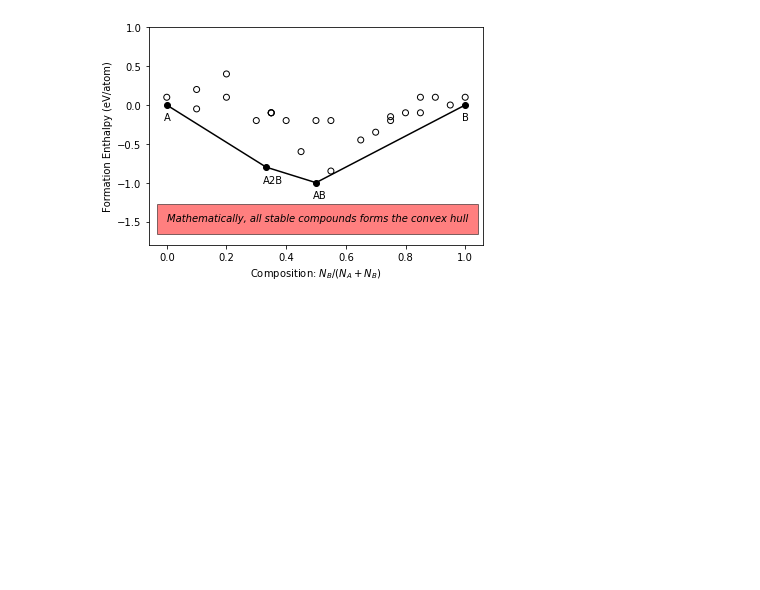
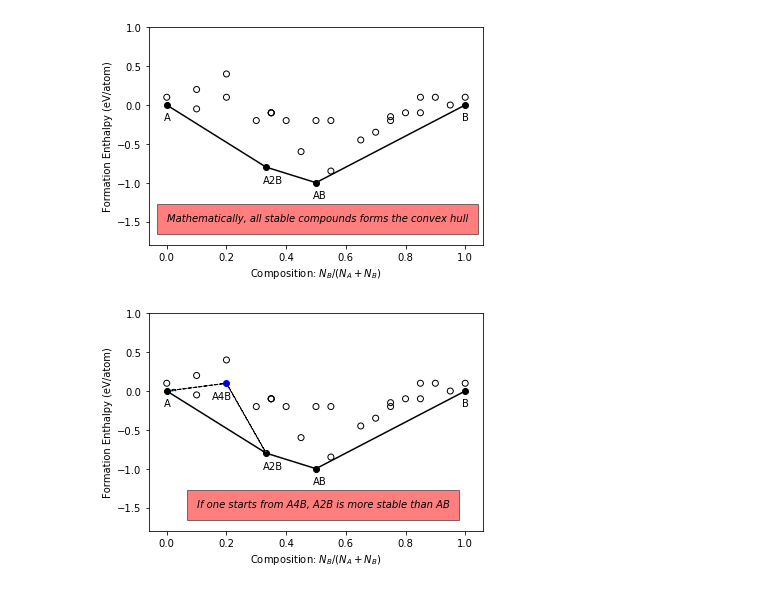
Before and after one commit to MaterSim/CMS, a Jupyter notebook: Convex_hull.ipynb, the cells around one changed output. Drawn from its saved outputs; the diff is of its cells as text; code cells hidden in the pictures; blank space fills up the shorter version.

```diff
--- a/Convex_hull.ipynb
+++ b/Convex_hull.ipynb
@@ -259,3 +259,64 @@ plt.legend()
 plt.show()
 # %% [output]
 [figure]
+# %%
+import matplotlib.pyplot as plt
+import numpy as np
+
+def drawArrow(A, B):
+    plt.arrow(A[0], A[1], B[0] - A[0], B[1] - A[1],
+              head_width=0.02, length_includes_head=True,
+              linestyle = '--')
+
+A = [0, 0] #
+B = [1, 0] #
+AB = [0.5, -1.0] #
+AB2 = [0.667, -0.5]
+A2B = [0.333, -0.8]
+A4B = [0.2, 0.1]
+
+points = np.array([[0,0.1],[0.1,0.2],[0.1,-0.05],
+                   [1,0.1],[0.9,0.1],[0.85,0.1],[0.95,0.0],
+                   [0.3,-0.2],[0.35,-0.1],[0.45,-0.6],[0.55,-0.85],
+                   [0.4,-0.2],[0.35,-0.1],[0.85,-0.1],[0.65,-0.45],
+                   [0.5,-0.2],[0.35,-0.1],[0.55,-0.2],[0.70,-0.35],
+                   [0.2,0.4],[0.8,-0.1],[0.75,-0.15],[0.75,-0.2]])
+
+
+plt.scatter(A[0], A[1], c='black')
+plt.text(A[0]-0.01, A[1]-0.2, 'A')
+
+plt.scatter(B[0], B[1], c='black')
+plt.text(B[0]-0.01, B[1]-0.2, 'B')
+
+plt.scatter(AB[0], AB[1], c='black')
+plt.text(AB[0]-0.01, AB[1]-0.2, 'AB')
+
+
+plt.scatter(A2B[0], A2B[1], c='black')
+plt.text(A2B[0]-0.01, A2B[1]-0.2, 'A2B')
+
+plt.scatter(A4B[0], A4B[1], c='blue', )
+plt.text(A4B[0]-0.05, A4B[1]-0.2, 'A4B')
+
+plt.scatter(points[:,0], points[:,1], facecolors='none', edgecolors='k')
+
+
+plt.plot([A[0],A2B[0]], [A[1],A2B[1]], 'k-')
+plt.plot([A2B[0],AB[0]], [A2B[1],AB[1]], 'k-')
+plt.plot([AB[0],B[0]], [AB[1],B[1]], 'k-')
+ax = plt.axes()
+drawArrow(A4B, A)
+drawArrow(A4B, A2B)
+
+plt.ylabel('Formation Enthalpy (eV/atom)')
+plt.xlabel('Composition: $N_B/(N_A+N_B)$')
+
+plt.text(0.1, -1.5, 'If one starts from A4B, A2B is more stable than AB', style='italic',
+        bbox={'facecolor':'red', 'alpha':0.5, 'pad':10})
+
+plt.ylim([-1.8,1])
+plt.legend()
+plt.show()
+# %% [output]
+[figure, added]
```
